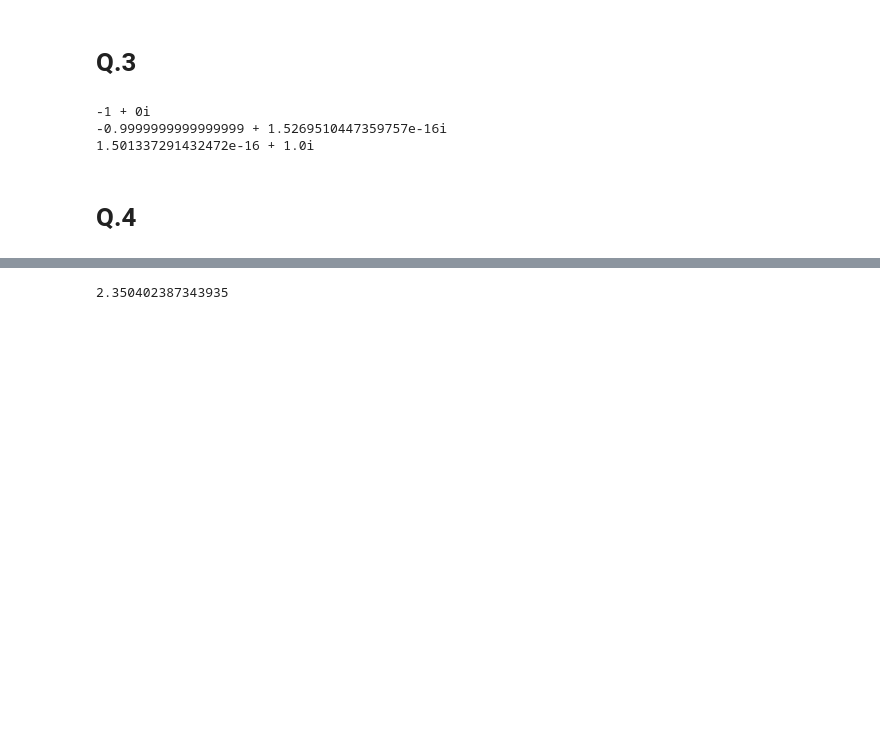
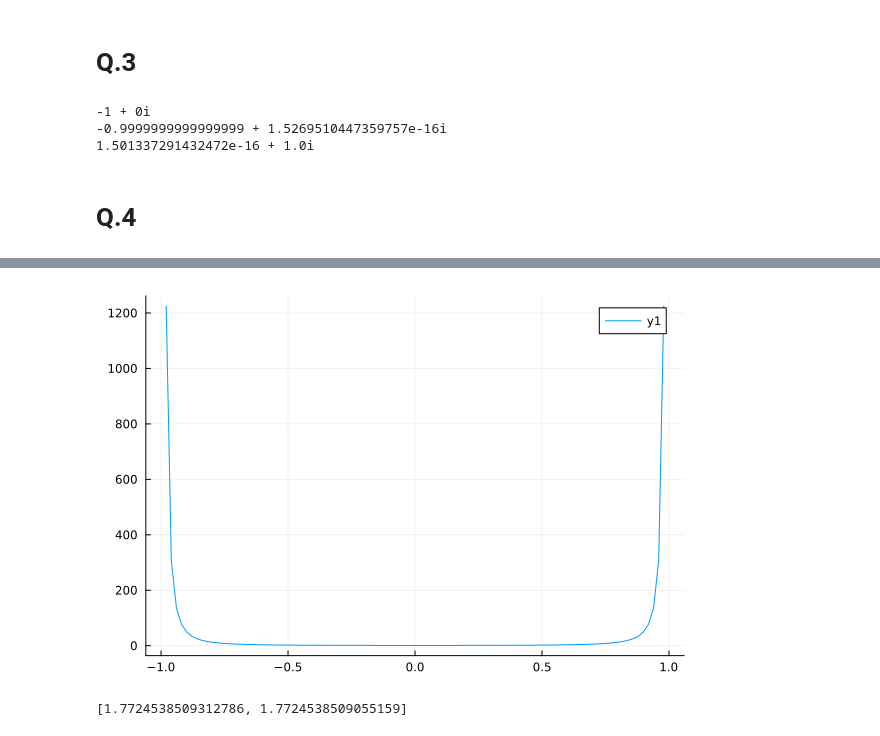
Before and after one commit to T2ooomasz/NumQM, a Jupyter notebook: HW1numqm.ipynb, the cells around one changed output, grey strips where cells are left out. Cells and saved outputs as stored; diff of their text form; code cells hidden in the pictures; blank space fills up the shorter version.

```diff
--- a/HW1numqm.ipynb
+++ b/HW1numqm.ipynb
@@ -292,17 +317,15 @@ gaussian (generic function with 1 method)
-# %%
-a = -1
-b = 1
-A = 1
-f_a = gaussian(A, a)
-f_b = gaussian(A, b)
-#TOL = 100000
-TOL = 2^(-6)
-
-#simpsons_rule(gaussian, A, a, b, f_a, f_b, TOL)
-integrate_fav_req(gaussian, A, a, b, TOL)
-#simpsons_rule_iter(gaussian, A, a, b, f_a, f_b, TOL, 10)
-# %% [output]
-2.350402387343935
+# %%
+using Plots
+r = range(-1.0, 1.0, length=100)
+step = 2.0/(N-1)
+# map (-1, 1) to (-Inf, Inf)
+xvf = r -> r/(1-r^2)
+xwf = r -> (1+r^2)/(1-r^2)^2
+
+plot(r, map( xvf, r ))
+plot(r, map( xwf, r ))
+# %% [output]
+[figure, added]
 # %%
 # 1D Gaussian
 
@@ -324,3 +347,5 @@ for rr in rv[1:N-1]
 end
 
 println([ret, sqrt(pi)])
+# %% [output]
+[1.7724538509312786, 1.7724538509055159]
```
Also changed, not shown: parts of 3 cells of this notebook.
